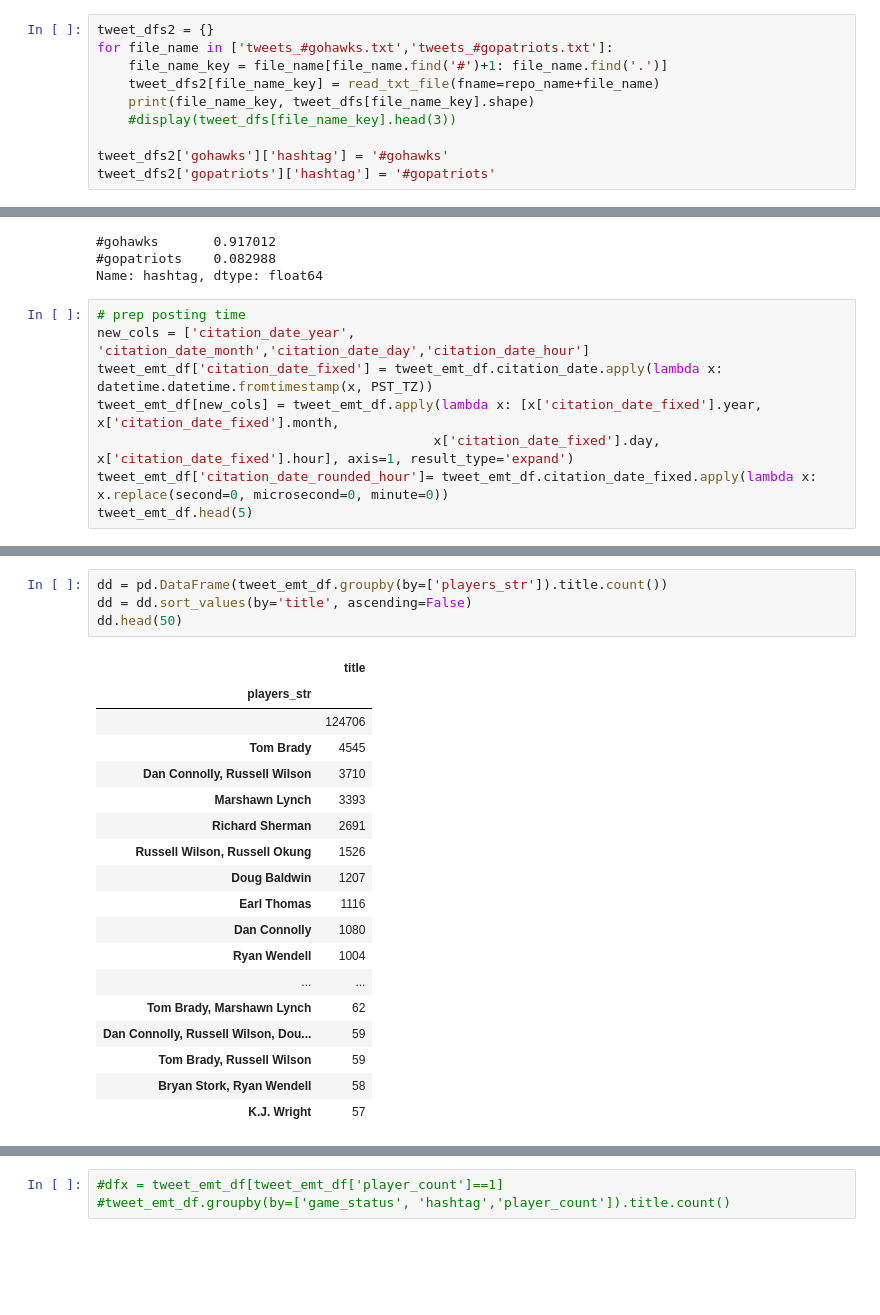
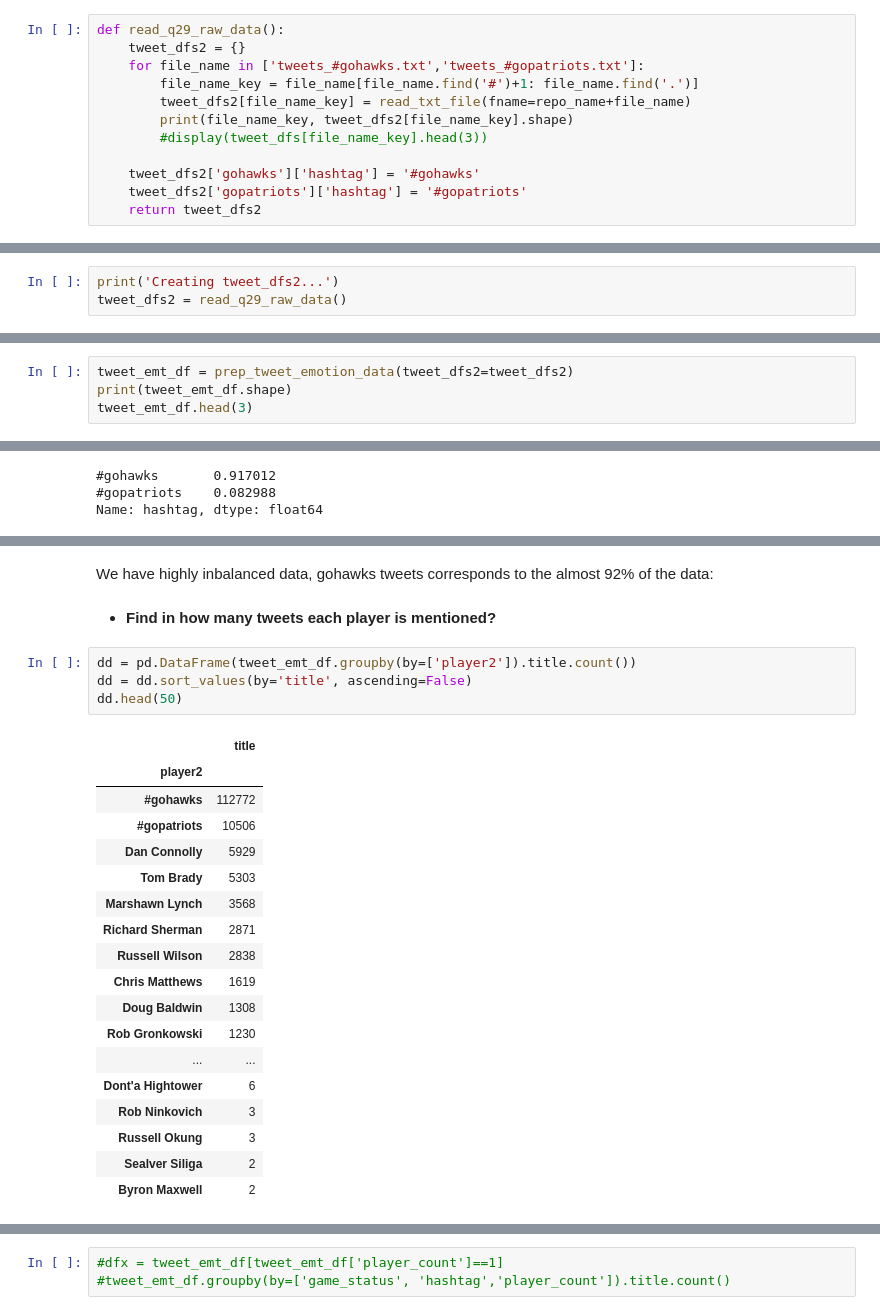
Before and after one commit to camligorkem/data-sicence-projects, a Jupyter notebook: project_4/Project_4_Part2_Twitter_Data.ipynb, the cells around one changed output, grey strips where cells are left out. Drawn from its saved outputs; the diff is of its cells as text; blank space fills up the shorter version.

```diff
--- a/project_4/Project_4_Part2_Twitter_Data.ipynb
+++ b/project_4/Project_4_Part2_Twitter_Data.ipynb
@@ -193,10 +245,12 @@ GAME_END = PST_TZ.localize(GAME_END)
 # %%
-tweet_dfs2 = {}
-for file_name in ['tweets_#gohawks.txt','tweets_#gopatriots.txt']:
-    file_name_key = file_name[file_name.find('#')+1: file_name.find('.')]
-    tweet_dfs2[file_name_key] = read_txt_file(fname=repo_name+file_name)
-    print(file_name_key, tweet_dfs[file_name_key].shape)
-    #display(tweet_dfs[file_name_key].head(3))
+def read_q29_raw_data():
+    tweet_dfs2 = {}
+    for file_name in ['tweets_#gohawks.txt','tweets_#gopatriots.txt']:
+        file_name_key = file_name[file_name.find('#')+1: file_name.find('.')]
+        tweet_dfs2[file_name_key] = read_txt_file(fname=repo_name+file_name)
+        print(file_name_key, tweet_dfs2[file_name_key].shape)
+        #display(tweet_dfs[file_name_key].head(3))
 
-tweet_dfs2['gohawks']['hashtag'] = '#gohawks'
-tweet_dfs2['gopatriots']['hashtag'] = '#gopatriots'
+    tweet_dfs2['gohawks']['hashtag'] = '#gohawks'
+    tweet_dfs2['gopatriots']['hashtag'] = '#gopatriots'
+    return tweet_dfs2
@@ -205,0 +467,3 @@ gopatriots (23511, 10)
+# %%
+print('Creating tweet_dfs2...')
+tweet_dfs2 = read_q29_raw_data()
@@ -233,0 +547,4 @@ tweet_emt_df
+# %%
+tweet_emt_df = prep_tweet_emotion_data(tweet_dfs2=tweet_dfs2)
+print(tweet_emt_df.shape)
+tweet_emt_df.head(3)
@@ -241,11 +578,3 @@ Name: hashtag, dtype: int64
 #gohawks       0.917012
 #gopatriots    0.082988
 Name: hashtag, dtype: float64
-# %%
-# prep posting time
-new_cols = ['citation_date_year', 'citation_date_month','citation_date_day','citation_date_hour']
-tweet_emt_df['citation_date_fixed'] = tweet_emt_df.citation_date.apply(lambda x:  datetime.datetime.fromtimestamp(x, PST_TZ))
-tweet_emt_df[new_cols] = tweet_emt_df.apply(lambda x: [x['citation_date_fixed'].year, x['citation_date_fixed'].month,
-                                           x['citation_date_fixed'].day, x['citation_date_fixed'].hour], axis=1, result_type='expand')
-tweet_emt_df['citation_date_rounded_hour']= tweet_emt_df.citation_date_fixed.apply(lambda x: x.replace(second=0, microsecond=0, minute=0))
-tweet_emt_df.head(5)
@@ -361,23 +581,27 @@ Name: player_count, dtype: int64
+# %% [markdown]
+We have highly inbalanced data, gohawks tweets corresponds to the almost 92% of the data:
+# %% [markdown]
+- __Find in how many tweets each player is mentioned?__
 # %%
-dd = pd.DataFrame(tweet_emt_df.groupby(by=['players_str']).title.count())
+dd = pd.DataFrame(tweet_emt_df.groupby(by=['player2']).title.count())
 dd = dd.sort_values(by='title', ascending=False)
 dd.head(50)
 # %% [output]
 |  | title |
-| players_str |  |
-|  | 124706 |
-| Tom Brady | 4545 |
-| Dan Connolly, Russell Wilson | 3710 |
-| Marshawn Lynch | 3393 |
-| Richard Sherman | 2691 |
-| Russell Wilson, Russell Okung | 1526 |
-| Doug Baldwin | 1207 |
-| Earl Thomas | 1116 |
-| Dan Connolly | 1080 |
-| Ryan Wendell | 1004 |
+| player2 |  |
+| #gohawks | 112772 |
+| #gopatriots | 10506 |
+| Dan Connolly | 5929 |
+| Tom Brady | 5303 |
+| Marshawn Lynch | 3568 |
+| Richard Sherman | 2871 |
+| Russell Wilson | 2838 |
+| Chris Matthews | 1619 |
+| Doug Baldwin | 1308 |
+| Rob Gronkowski | 1230 |
 | ... | ... |
-| Tom Brady, Marshawn Lynch | 62 |
-| Dan Connolly, Russell Wilson, Dou... | 59 |
-| Tom Brady, Russell Wilson | 59 |
-| Bryan Stork, Ryan Wendell | 58 |
-| K.J. Wright | 57 |
+| Dont'a Hightower | 6 |
+| Rob Ninkovich | 3 |
+| Russell Okung | 3 |
+| Sealver Siliga | 2 |
+| Byron Maxwell | 2 |
```
Also changed, not shown: parts of 151 cells of this notebook.
